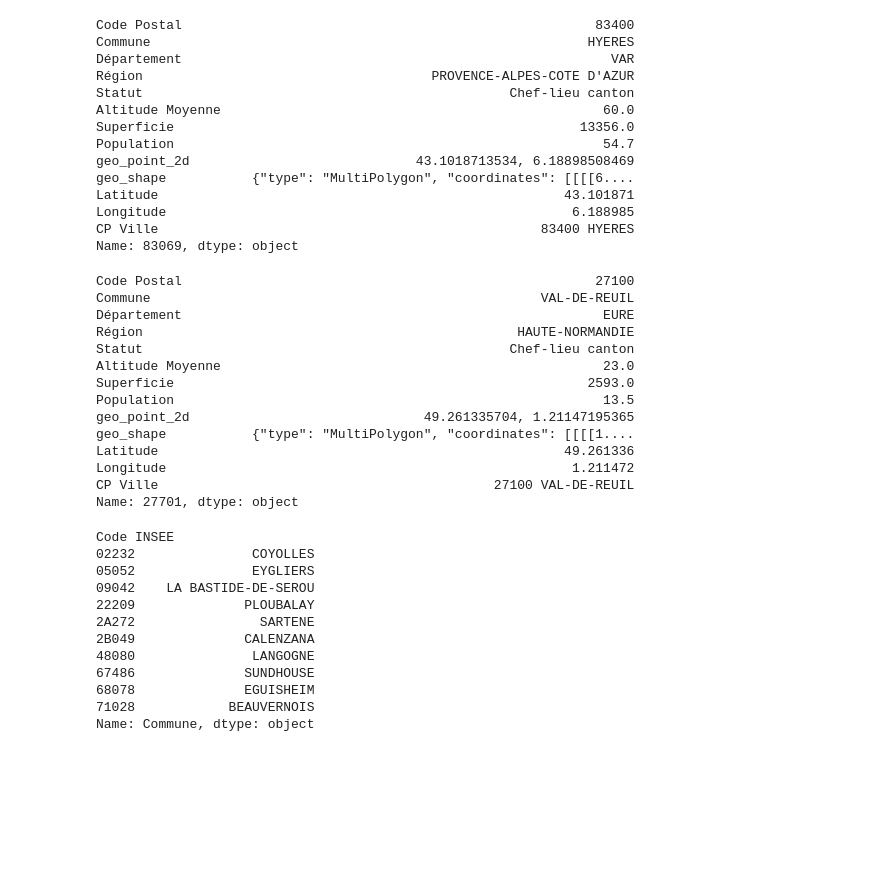
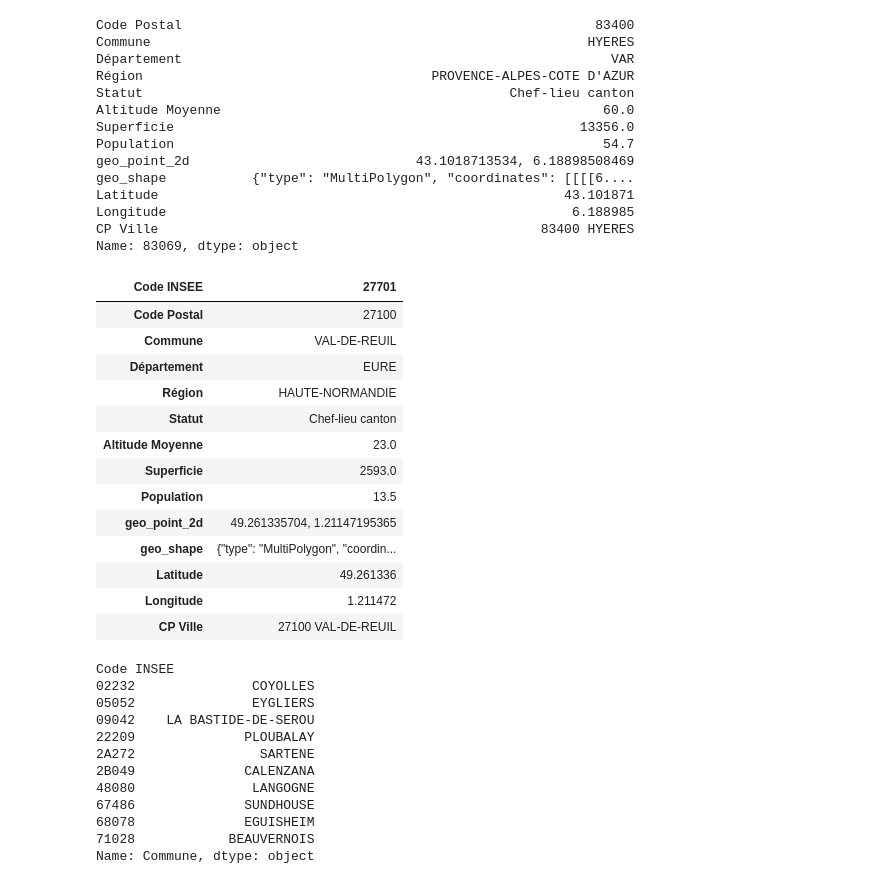
Before and after one commit to Kit-Data-Science-Telecom-2021-2022/Pierre_DalBianco_Exo_INFMDI721, a Jupyter notebook: exercices2/projet2.ipynb, the cells around one changed output. Saved outputs shown, nothing was run; the diff lists cells and outputs as text; code cells hidden in the pictures; blank space fills up the shorter version.

```diff
--- a/exercices2/projet2.ipynb
+++ b/exercices2/projet2.ipynb
@@ -201,21 +211,24 @@ Name: 83069, dtype: object
 # %%
 # Quelle commune est la seconde la plus complexe géométriquement ?
 geo.loc[geo_shape['coordinates'].drop(geo_shape['coordinates'].str.len().idxmax()).str.len().idxmax()]
+
+# Autre méthode :
+geo.loc[geo_shape['coordinates'].str.len() == geo_shape['coordinates'].str.len().value_counts().index[-2]].T
 # %% [output]
-Code Postal                                                     27100
-Commune                                                  VAL-DE-REUIL
-Département                                                      EURE
-Région                                                HAUTE-NORMANDIE
-Statut                                               Chef-lieu canton
-Altitude Moyenne                                                 23.0
-Superficie                                                     2593.0
-Population                                                       13.5
-geo_point_2d                              49.261335704, 1.21147195365
-geo_shape           {"type": "MultiPolygon", "coordinates": [[[[1....
-Latitude                                                    49.261336
-Longitude                                                    1.211472
-CP Ville                                           27100 VAL-DE-REUIL
-Name: 27701, dtype: object
+| Code INSEE | 27701 |
+| Code Postal | 27100 |
+| Commune | VAL-DE-REUIL |
+| Département | EURE |
+| Région | HAUTE-NORMANDIE |
+| Statut | Chef-lieu canton |
+| Altitude Moyenne | 23.0 |
+| Superficie | 2593.0 |
+| Population | 13.5 |
+| geo_point_2d | 49.261335704, 1.21147195365 |
+| geo_shape | {"type": "MultiPolygon", "coordin... |
+| Latitude | 49.261336 |
+| Longitude | 1.211472 |
+| CP Ville | 27100 VAL-DE-REUIL |
 # %%
 # Quelles sont les villes qui sont de type "Polygon" mais dont la longueur des listes accédées avec la clé "coordinates" vaut 2 ?
 geo.loc[(geo_shape['type'] == 'Polygon') & (geo_shape['coordinates'].str.len() == 2), 'Commune']
```
Also changed, not shown: parts of 5 cells of this notebook.
